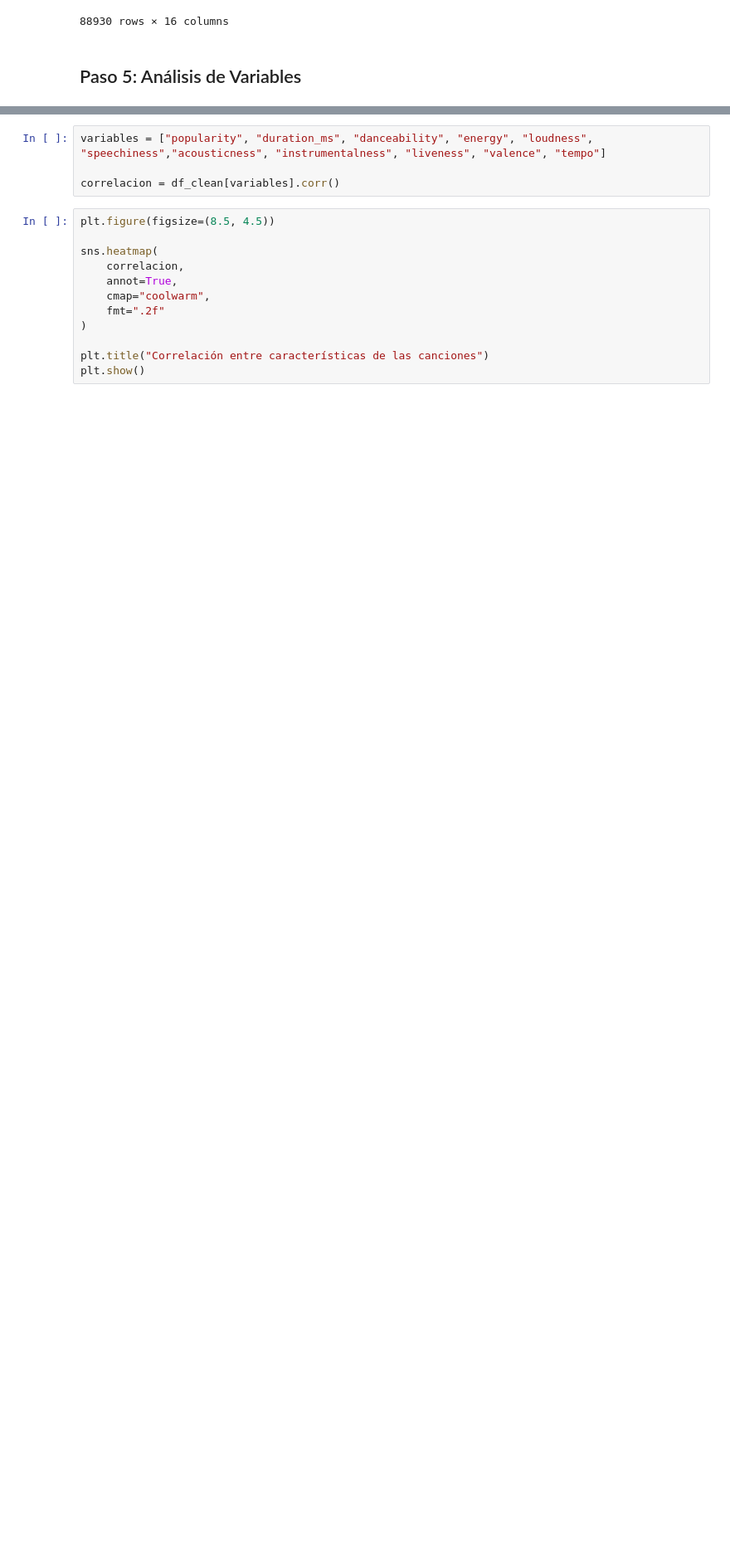
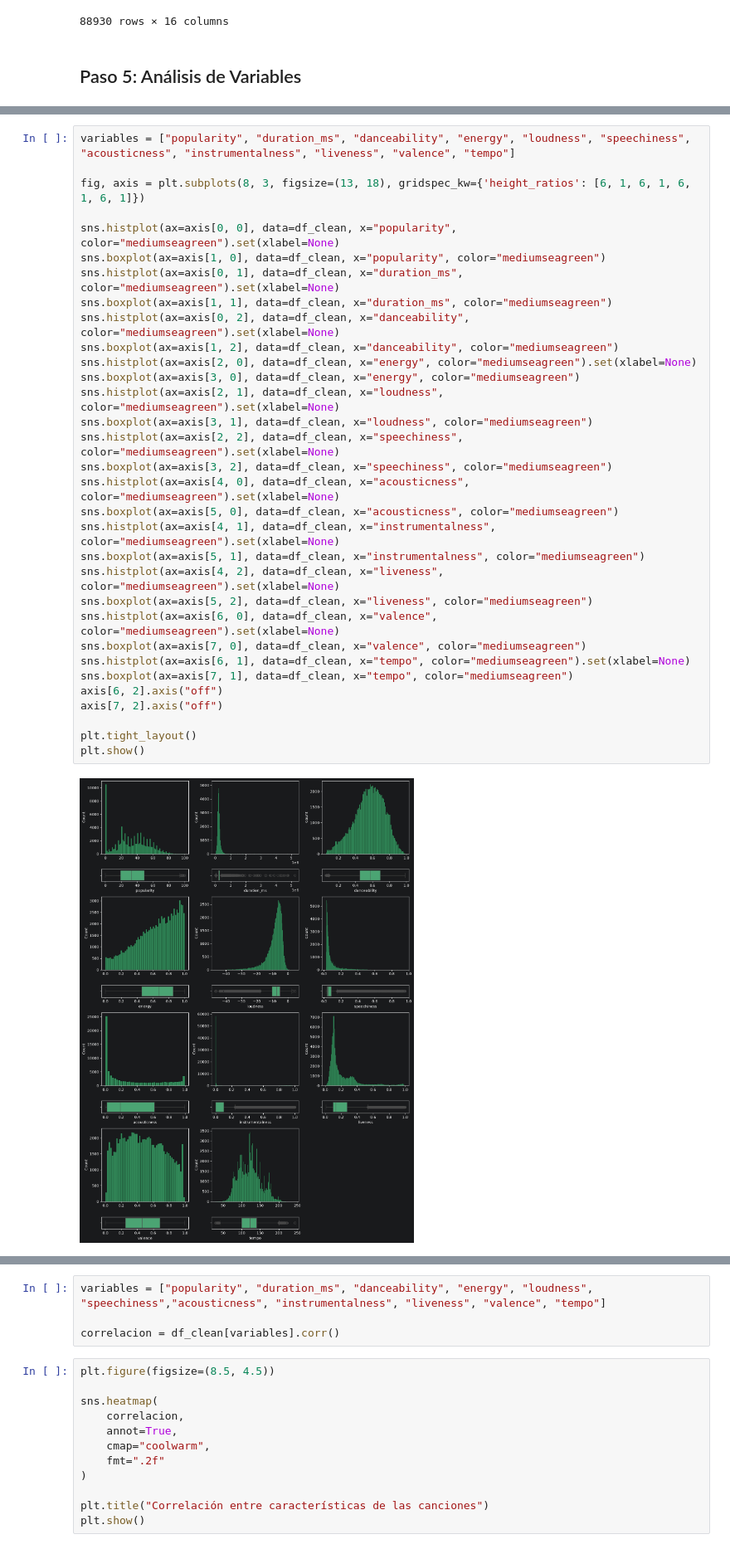
Before and after one commit to ArthurMartinezUcu/Ucu_diploma_python, a Jupyter notebook: notebooks/notebook.ipynb, the cells around one changed output, grey strips where cells are left out. Shown at 83% size. Drawn from its saved outputs; the diff is of its cells as text; blank space fills up the shorter version.

Commit message:
Se comenta sobre variables numéricas

```diff
--- a/notebooks/notebook.ipynb
+++ b/notebooks/notebook.ipynb
@@ -433,0 +443,34 @@ Para este dataset depurado, las variables numéricas son:
+# %%
+variables = ["popularity", "duration_ms", "danceability", "energy", "loudness", "speechiness", "acousticness", "instrumentalness", "liveness", "valence", "tempo"]
+
+fig, axis = plt.subplots(8, 3, figsize=(13, 18), gridspec_kw={'height_ratios': [6, 1, 6, 1, 6, 1, 6, 1]})
+
+sns.histplot(ax=axis[0, 0], data=df_clean, x="popularity", color="mediumseagreen").set(xlabel=None)
+sns.boxplot(ax=axis[1, 0], data=df_clean, x="popularity", color="mediumseagreen")
+sns.histplot(ax=axis[0, 1], data=df_clean, x="duration_ms", color="mediumseagreen").set(xlabel=None)
+sns.boxplot(ax=axis[1, 1], data=df_clean, x="duration_ms", color="mediumseagreen")
+sns.histplot(ax=axis[0, 2], data=df_clean, x="danceability", color="mediumseagreen").set(xlabel=None)
+sns.boxplot(ax=axis[1, 2], data=df_clean, x="danceability", color="mediumseagreen")
+sns.histplot(ax=axis[2, 0], data=df_clean, x="energy", color="mediumseagreen").set(xlabel=None)
+sns.boxplot(ax=axis[3, 0], data=df_clean, x="energy", color="mediumseagreen")
+sns.histplot(ax=axis[2, 1], data=df_clean, x="loudness", color="mediumseagreen").set(xlabel=None)
+sns.boxplot(ax=axis[3, 1], data=df_clean, x="loudness", color="mediumseagreen")
+sns.histplot(ax=axis[2, 2], data=df_clean, x="speechiness", color="mediumseagreen").set(xlabel=None)
+sns.boxplot(ax=axis[3, 2], data=df_clean, x="speechiness", color="mediumseagreen")
+sns.histplot(ax=axis[4, 0], data=df_clean, x="acousticness", color="mediumseagreen").set(xlabel=None)
+sns.boxplot(ax=axis[5, 0], data=df_clean, x="acousticness", color="mediumseagreen")
+sns.histplot(ax=axis[4, 1], data=df_clean, x="instrumentalness", color="mediumseagreen").set(xlabel=None)
+sns.boxplot(ax=axis[5, 1], data=df_clean, x="instrumentalness", color="mediumseagreen")
+sns.histplot(ax=axis[4, 2], data=df_clean, x="liveness", color="mediumseagreen").set(xlabel=None)
+sns.boxplot(ax=axis[5, 2], data=df_clean, x="liveness", color="mediumseagreen")
+sns.histplot(ax=axis[6, 0], data=df_clean, x="valence", color="mediumseagreen").set(xlabel=None)
+sns.boxplot(ax=axis[7, 0], data=df_clean, x="valence", color="mediumseagreen")
+sns.histplot(ax=axis[6, 1], data=df_clean, x="tempo", color="mediumseagreen").set(xlabel=None)
+sns.boxplot(ax=axis[7, 1], data=df_clean, x="tempo", color="mediumseagreen")
+axis[6, 2].axis("off")
+axis[7, 2].axis("off")
+
+plt.tight_layout()
+plt.show()
+# %% [output]
+[figure, added]
```
Also changed, not shown: parts of 9 cells of this notebook.
